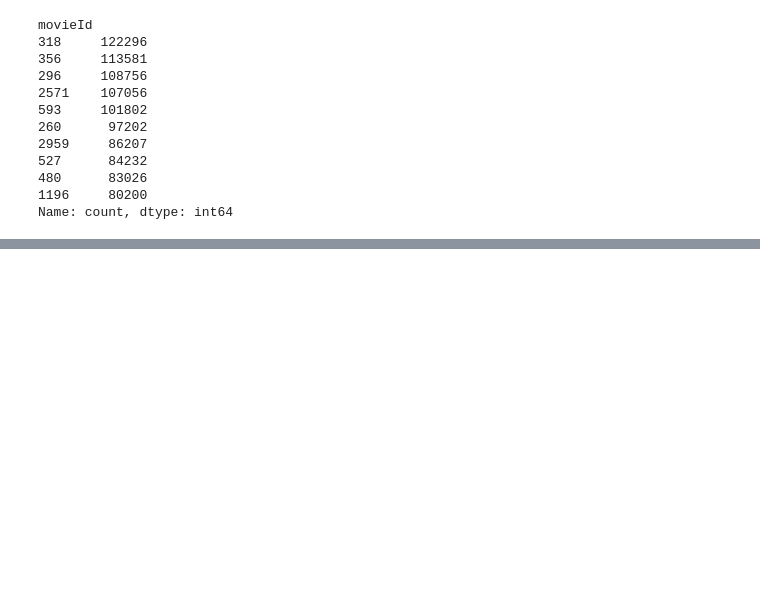
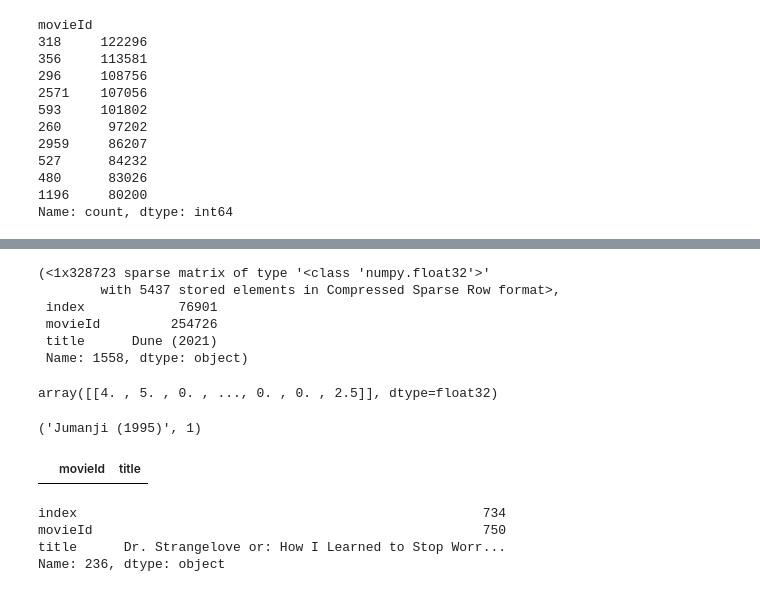
Before and after one commit to LordOfTurtles/AI-Erik-Johansson-OPA23, a Jupyter notebook: labs/labb1.ipynb, the cells around one changed output, grey strips where cells are left out. Saved outputs shown, nothing was run; the diff lists cells and outputs as text; code cells hidden in the pictures; blank space fills up the shorter version.

```diff
--- a/labs/labb1.ipynb
+++ b/labs/labb1.ipynb
@@ -329,0 +370,9 @@ df_movies_adjusted
+# %%
+mat_movies_users[1558], df_movies_adjusted.iloc[1558]
+# %% [output]
+(<1x328723 sparse matrix of type '<class 'numpy.float32'>'
+        with 5437 stored elements in Compressed Sparse Row format>,
+ index            76901
+ movieId         254726
+ title      Dune (2021)
+ Name: 1558, dtype: object)
@@ -329,0 +381,20 @@ df_movies_adjusted
+# %%
+mat_movies_users[0].toarray()
+# %% [output]
+array([[4. , 5. , 0. , ..., 0. , 0. , 2.5]], dtype=float32)
+# %%
+idx=process.extractOne("Goofy Movie, A (1995)", df_movies_adjusted["title"], score_cutoff=10)[2]
+df_movies_adjusted["title"][idx], idx
+# %% [output]
+('Jumanji (1995)', 1)
+# %%
+df_movies_adjusted[df_movies_adjusted["title"]=="Fall Time (1995)"]
+# %% [output]
+|  | movieId | title |
+# %%
+df_movies_adjusted.iloc[236]
+# %% [output]
+index                                                    734
+movieId                                                  750
+title      Dr. Strangelove or: How I Learned to Stop Worr...
+Name: 236, dtype: object
```
Also changed, not shown: parts of 10 cells of this notebook, 1 other file.
